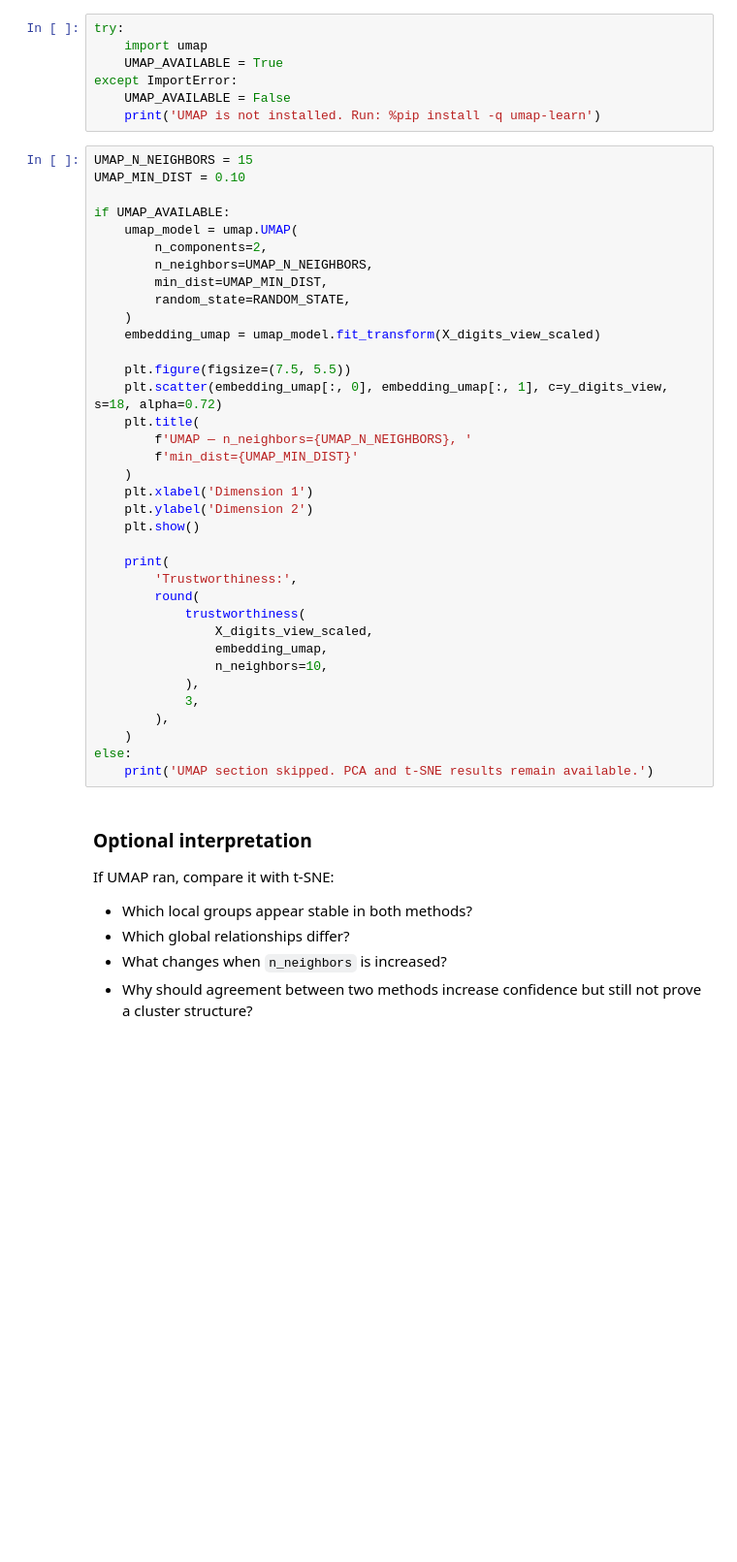
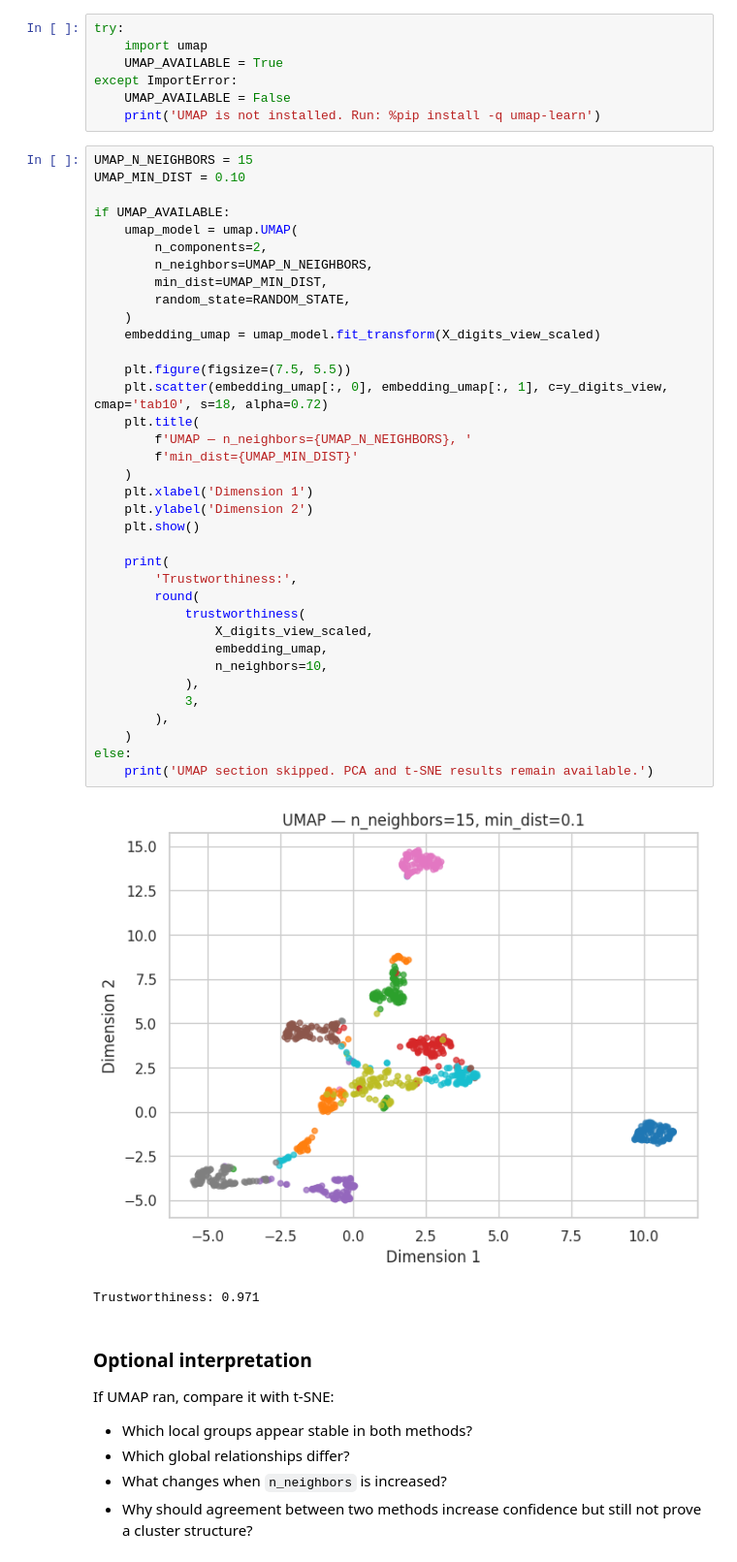
Before and after one commit to d3m1d0s/FoML_exercises, a Jupyter notebook: fml_08_student_en_active_learning.ipynb, the cells around one changed output. Shown at 97% size. Cells and saved outputs as stored; diff of their text form; blank space fills up the shorter version.

```diff
--- a/fml_08_student_en_active_learning.ipynb
+++ b/fml_08_student_en_active_learning.ipynb
@@ -786,34 +791,37 @@ if UMAP_AVAILABLE:
     umap_model = umap.UMAP(
         n_components=2,
         n_neighbors=UMAP_N_NEIGHBORS,
         min_dist=UMAP_MIN_DIST,
         random_state=RANDOM_STATE,
     )
     embedding_umap = umap_model.fit_transform(X_digits_view_scaled)
 
     plt.figure(figsize=(7.5, 5.5))
-    plt.scatter(embedding_umap[:, 0], embedding_umap[:, 1], c=y_digits_view, s=18, alpha=0.72)
+    plt.scatter(embedding_umap[:, 0], embedding_umap[:, 1], c=y_digits_view, cmap='tab10', s=18, alpha=0.72)
     plt.title(
         f'UMAP — n_neighbors={UMAP_N_NEIGHBORS}, '
         f'min_dist={UMAP_MIN_DIST}'
     )
     plt.xlabel('Dimension 1')
     plt.ylabel('Dimension 2')
     plt.show()
 
     print(
         'Trustworthiness:',
         round(
             trustworthiness(
                 X_digits_view_scaled,
                 embedding_umap,
                 n_neighbors=10,
             ),
             3,
         ),
     )
 else:
     print('UMAP section skipped. PCA and t-SNE results remain available.')
+# %% [output]
+[figure, added]
+Trustworthiness: 0.971
 # %% [markdown]
 ### Optional interpretation
 
```
Also changed, not shown: parts of 2 cells of this notebook.
